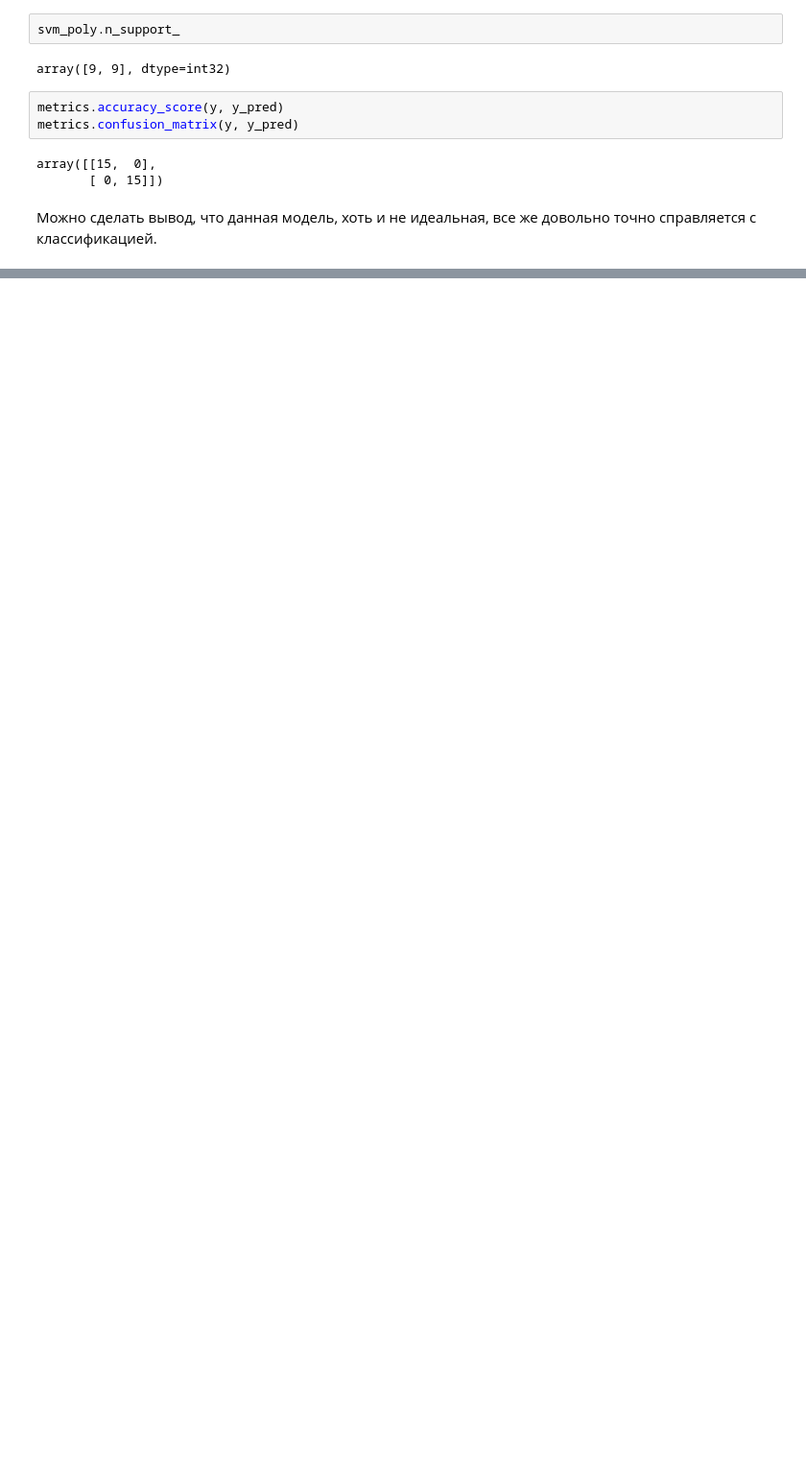
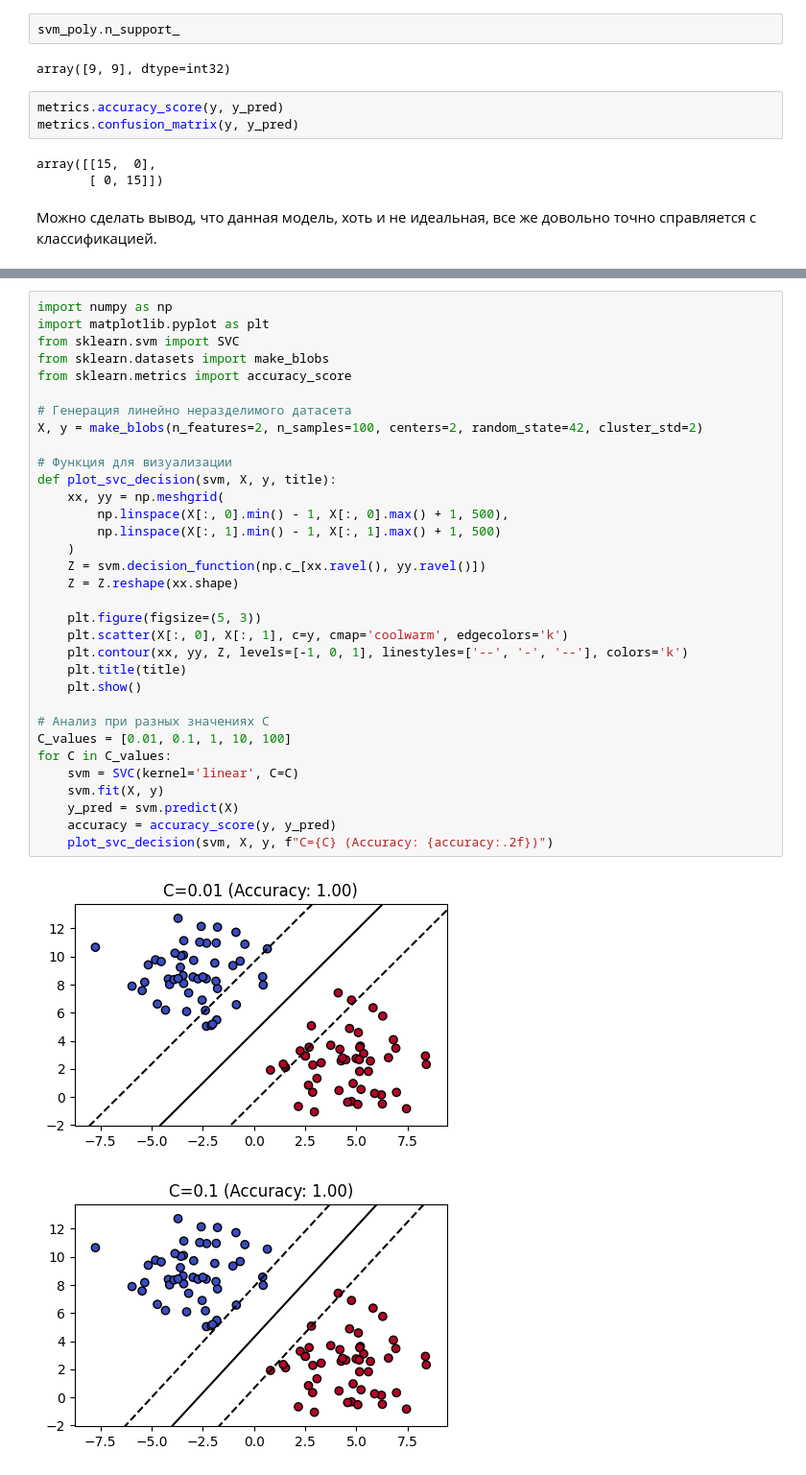
Before and after one commit to sashaarlinskaya/-_-, a Jupyter notebook: 22_11_24_Машинное_обучение.ipynb, the cells around one changed output, grey strips where cells are left out. Shown at 96% size. Saved outputs shown, nothing was run; the diff lists cells and outputs as text; blank space fills up the shorter version.

```diff
--- a/22_11_24_Машинное_обучение.ipynb
+++ b/22_11_24_Машинное_обучение.ipynb
@@ -458,0 +857,36 @@ array([[15,  0],
+# %%
+import numpy as np
+import matplotlib.pyplot as plt
+from sklearn.svm import SVC
+from sklearn.datasets import make_blobs
+from sklearn.metrics import accuracy_score
+
+# Генерация линейно неразделимого датасета
+X, y = make_blobs(n_features=2, n_samples=100, centers=2, random_state=42, cluster_std=2)
+
+# Функция для визуализации
+def plot_svc_decision(svm, X, y, title):
+    xx, yy = np.meshgrid(
+        np.linspace(X[:, 0].min() - 1, X[:, 0].max() + 1, 500),
+        np.linspace(X[:, 1].min() - 1, X[:, 1].max() + 1, 500)
+    )
+    Z = svm.decision_function(np.c_[xx.ravel(), yy.ravel()])
+    Z = Z.reshape(xx.shape)
+
+    plt.figure(figsize=(5, 3))
+    plt.scatter(X[:, 0], X[:, 1], c=y, cmap='coolwarm', edgecolors='k')
+    plt.contour(xx, yy, Z, levels=[-1, 0, 1], linestyles=['--', '-', '--'], colors='k')
+    plt.title(title)
+    plt.show()
+
+# Анализ при разных значениях C
+C_values = [0.01, 0.1, 1, 10, 100]
+for C in C_values:
+    svm = SVC(kernel='linear', C=C)
+    svm.fit(X, y)
+    y_pred = svm.predict(X)
+    accuracy = accuracy_score(y, y_pred)
+    plot_svc_decision(svm, X, y, f"C={C} (Accuracy: {accuracy:.2f})")
+# %% [output]
+[figure, added]
+[figure, added]
```
Also changed, not shown: parts of 18 cells of this notebook.
